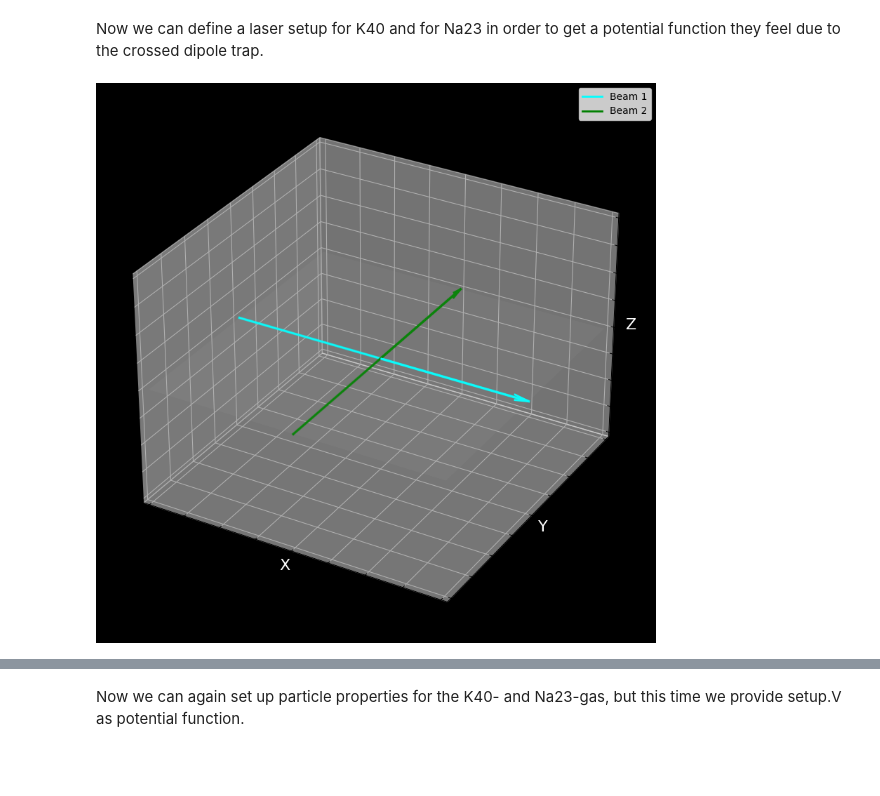
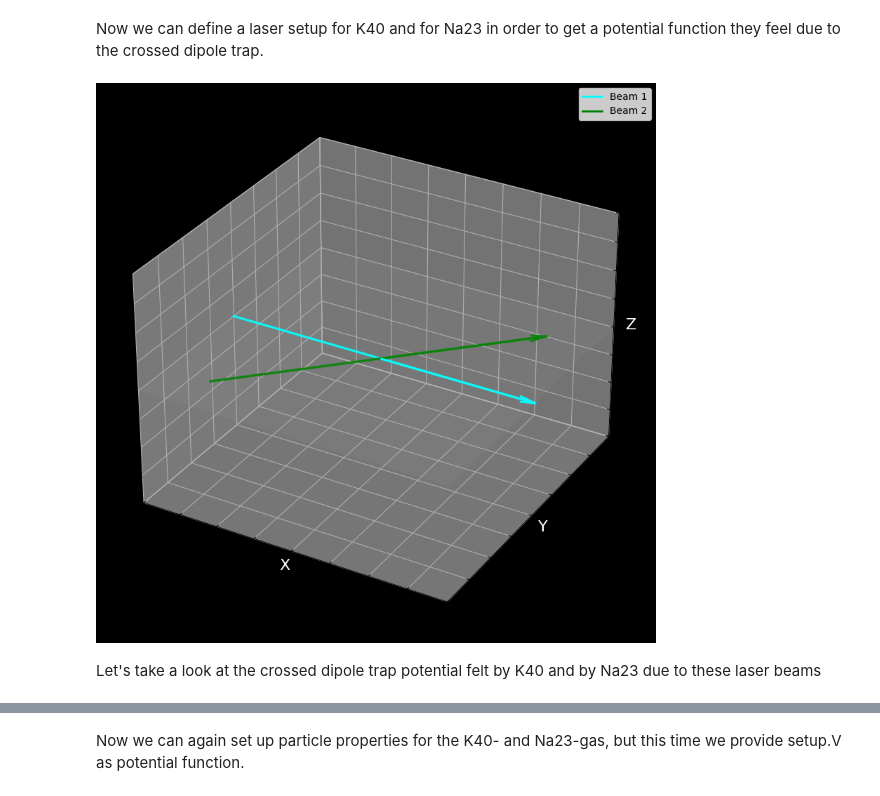
Before and after one commit to lightmat/lightmat, a Jupyter notebook: tutorial_many_body.ipynb, the cells around one changed output, grey strips where cells are left out. Drawn from its saved outputs; the diff is of its cells as text; code cells hidden in the pictures; blank space fills up the shorter version.

```diff
--- a/tutorial_many_body.ipynb
+++ b/tutorial_many_body.ipynb
@@ -143,18 +143,18 @@ Let us set up two Gaussian beams forming a crossed dipole trap and then calculat
 beam1 = GaussianBeam(
     beam_direction_vec=(1,0,0),
     lambda_ = 1064 * u.nm,
-    w0 = 30 * u.um,
+    w0 = 0.5 * u.mm,
     P = 10 * u.W,
     pol_Jones_vec='linear horizontal',
     name='Beam 1',
 )
 
 beam2 = GaussianBeam(
-    beam_direction_vec=(0,1,0),
+    beam_direction_vec=(1,1,0),
     lambda_ = 1064 * u.nm,
-    w0 = 30 * u.um,
+    w0 = 0.5 * u.mm,
     P = 10 * u.W,
-    pol_Jones_vec='linear horizontal',
+    pol_Jones_vec='linear vertical',
     name='Beam 2',
 )
 # %% [markdown]
@@ -172,16 +172,20 @@ Na23 = Atom(
 # %% [markdown]
 Now we can define a laser setup for K40 and for Na23 in order to get a potential function they feel due to the crossed dipole trap.
 # %%
+n = 101
+
 setup_K40 = LaserSetup(
     lasers=[beam1, beam2],
     atoms=K40,
 )
 
 setup_Na23 = LaserSetup(
     lasers=[beam1, beam2],
     atoms=Na23,
 )
 
 setup_K40.plot_beams() # this is the same as for Na23, both setups have the same beams
 # %% [output]
-[figure, old version]
+[figure, new version]
+# %% [markdown]
+Let's take a look at the crossed dipole trap potential felt by K40 and by Na23 due to these laser beams
```
Also changed, not shown: parts of 12 cells of this notebook, 6 other files.
